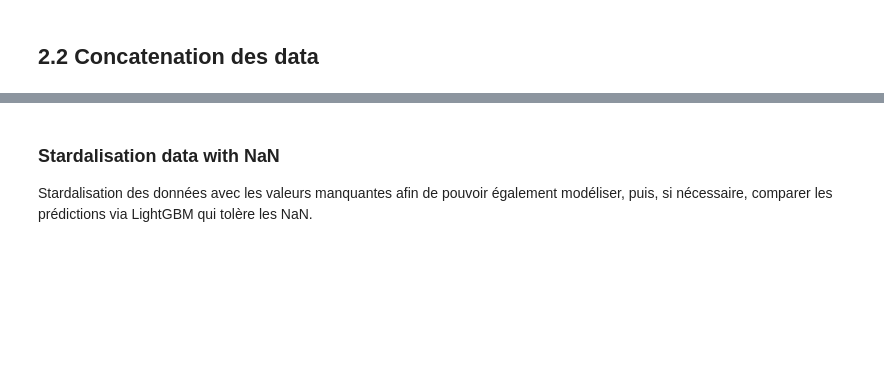
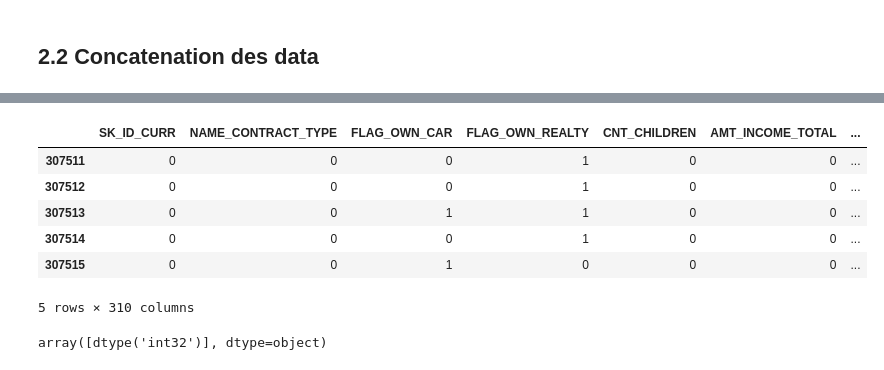
Before and after one commit to BalakissaFANE/P7_scoring, a Jupyter notebook: Fane_Balakissa_preprocessing_08_2022.ipynb, the cells around one changed output, grey strips where cells are left out. Drawn from its saved outputs; the diff is of its cells as text; code cells hidden in the pictures; blank space fills up the shorter version.

```diff
--- a/Fane_Balakissa_preprocessing_08_2022.ipynb
+++ b/Fane_Balakissa_preprocessing_08_2022.ipynb
@@ -1822,0 +1156,5 @@ print('Testing Features shape: ', data_test.shape)
+# %%
+data_train = data[data['SK_ID_CURR'].isin(data_application_train.SK_ID_CURR)]
+data_test = data[data['SK_ID_CURR'].isin(data_application_test.SK_ID_CURR)]
+
+data_test = data_test.drop('TARGET', axis=1)
@@ -1822,0 +1167,22 @@ print('Testing Features shape: ', data_test.shape)
+# %%
+
+
+from sklearn.preprocessing import LabelEncoder
+
+# Create a label encoder object
+le = LabelEncoder()
+count = 0
+
+# Iterate through the columns
+for col in data_train:
+    # Si 2 catégories uniques ou moins
+    if data_train.loc[:,col].dtype == 'object' and len(list(data_train.loc[:,col].unique())) <= 2:
+        # Train on the training data
+        le.fit(data_train.loc[:,col])
+        # Transform both training and testing data
+        data_train.loc[:,col] = le.transform(data_train.loc[:,col])
+        data_test.loc[:,col] = le.transform(data_test.loc[:,col])
+
+        count += 1
+
+print('%d columns were label encoded.' % count)
@@ -1853,4 +1266,4 @@ scaled_test = scaler.transform(data_test)
 # %%
 #In order to keep our column names we include scaled_values to our train/test dataframes like this
-data_train = pd.DataFrame(scaled_train, index=data_train.index, columns=data_train.columns)
-data_test = pd.DataFrame(scaled_test, index=data_test.index, columns=data_test.columns)
+train_df = pd.DataFrame(scaled_train, index=data_train.index, columns=data_train.columns)
+test_df = pd.DataFrame(scaled_test, index=data_test.index, columns=data_test.columns)
@@ -1866,3 +1269,0 @@ TARGET.to_csv('TARGET.csv', index=True)
-# %% [markdown]
-### Stardalisation data with NaN
-Stardalisation des données  avec les valeurs manquantes afin de pouvoir également modéliser, puis, si nécessaire, comparer les prédictions via LightGBM qui tolère les NaN.
@@ -1879,0 +1270,17 @@ test = pd.DataFrame(scaled_test, index=test.index, columns=test.columns)
+# %%
+train_df = train_df.select_dtypes(include='float').astype('int')
+test_df = test_df.select_dtypes(include='float').astype('int')
+# %%
+test_df.head()
+# %% [output]
+|  | SK_ID_CURR | NAME_CONTRACT_TYPE | FLAG_OWN_CAR | FLAG_OWN_REALTY | CNT_CHILDREN | AMT_INCOME_TOTAL | ... |
+| 307511 | 0 | 0 | 0 | 1 | 0 | 0 | ... |
+| 307512 | 0 | 0 | 0 | 1 | 0 | 0 | ... |
+| 307513 | 0 | 0 | 1 | 1 | 0 | 0 | ... |
+| 307514 | 0 | 0 | 0 | 1 | 0 | 0 | ... |
+| 307515 | 0 | 0 | 1 | 0 | 0 | 0 | ... |
+5 rows × 310 columns
+# %%
+test_df.dtypes.unique()
+# %% [output]
+array([dtype('int32')], dtype=object)
```
Also changed, not shown: parts of 165 cells of this notebook, 1 other file.
